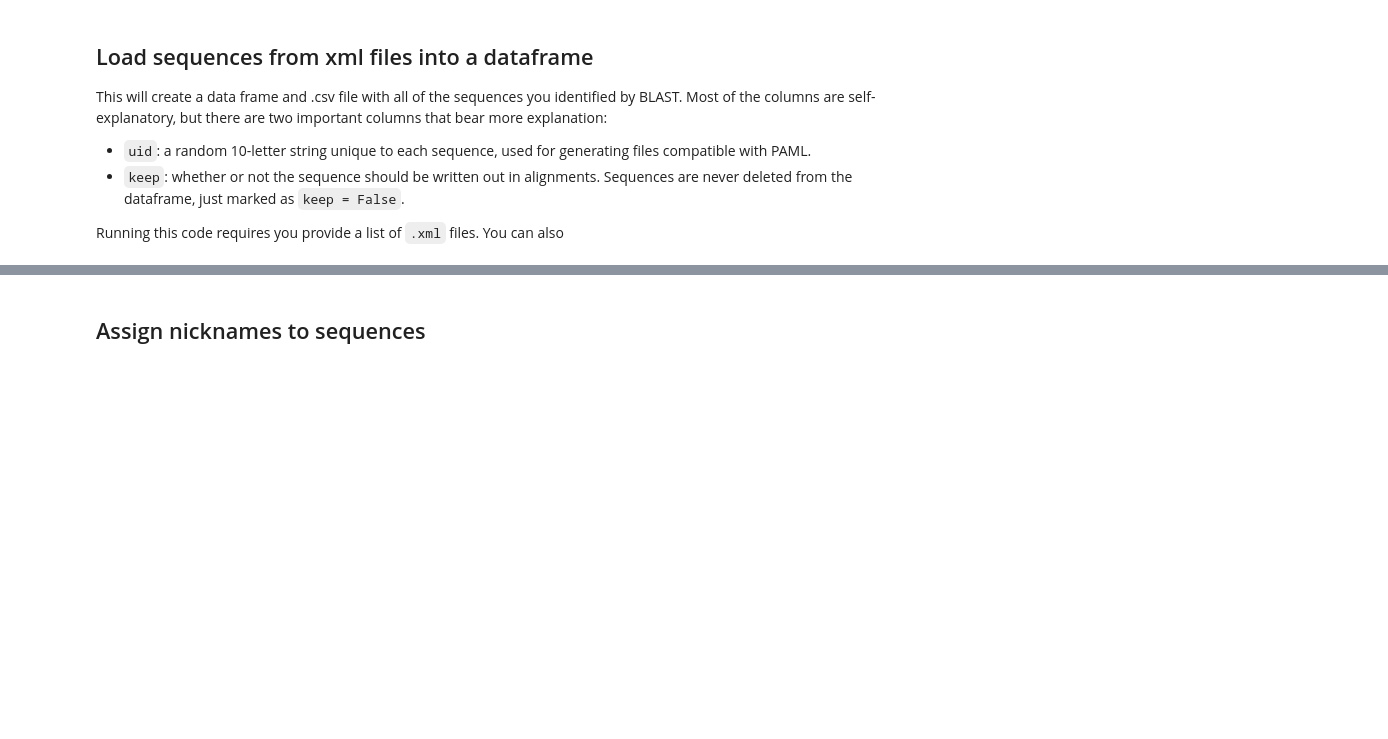
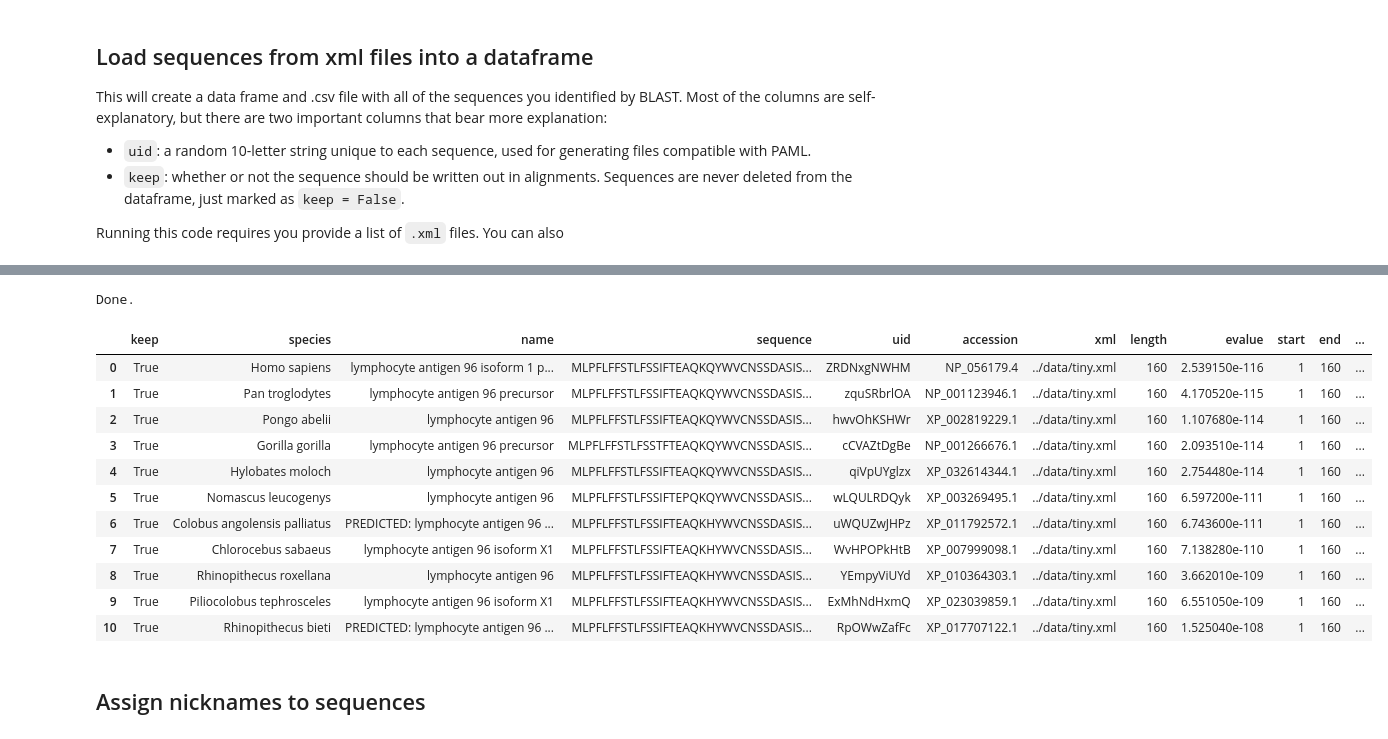
Before and after one commit to harmslab/asr-protocol, a Jupyter notebook: asr-protocol/asr-pipeline.ipynb, the cells around one changed output, grey strips where cells are left out. Cells and saved outputs as stored; diff of their text form; code cells hidden in the pictures; blank space fills up the shorter version.

```diff
--- a/asr-protocol/asr-pipeline.ipynb
+++ b/asr-protocol/asr-pipeline.ipynb
@@ -61,7 +61,7 @@ This will create a data frame and .csv file with all of the sequences you identi
 Running this code requires you provide a list of `.xml` files.  You can also
 # %%
 # List of xml files to load and process
-list_of_xml_files = ["../data/mammalian.xml"] #,"example/sauropsid.xml"]
+list_of_xml_files = ["../data/tiny.xml"] #,"example/sauropsid.xml"]
 
 # Load sequences into data frame
 df = topiary.ncbi_blast_xml_to_df(list_of_xml_files) #,aliases=alias_dictionary)
@@ -71,3 +71,4 @@ topiary.write_dataframe(df,"01_initial-hits.csv")
 
 # Print to notebook
 df
+# %% [output]
@@ -74,3 +76,16 @@ df
+Done.
+|  | keep | species | name | sequence | uid | accession | xml | length | evalue | start | end | ... |
+| 0 | True | Homo sapiens | lymphocyte antigen 96 isoform 1 p... | MLPFLFFSTLFSSIFTEAQKQYWVCNSSDASIS... | ZRDNxgNWHM | NP_056179.4 | ../data/tiny.xml | 160 | 2.539150e-116 | 1 | 160 | ... |
+| 1 | True | Pan troglodytes | lymphocyte antigen 96 precursor | MLPFLFFSTLFSSIFTEAQKQYWVCNSSDASIS... | zquSRbrlOA | NP_001123946.1 | ../data/tiny.xml | 160 | 4.170520e-115 | 1 | 160 | ... |
+| 2 | True | Pongo abelii | lymphocyte antigen 96 | MLPFLFFSTLFSSIFTEAQKQYWVCNSSDASIS... | hwvOhKSHWr | XP_002819229.1 | ../data/tiny.xml | 160 | 1.107680e-114 | 1 | 160 | ... |
+| 3 | True | Gorilla gorilla | lymphocyte antigen 96 precursor | MLPFLFFSTLFSSTFTEAQKQYWVCNSSDASIS... | cCVAZtDgBe | NP_001266676.1 | ../data/tiny.xml | 160 | 2.093510e-114 | 1 | 160 | ... |
+| 4 | True | Hylobates moloch | lymphocyte antigen 96 | MLPFLFFSTLFSSIFTEAQKQYWVCNSSDASIS... | qiVpUYglzx | XP_032614344.1 | ../data/tiny.xml | 160 | 2.754480e-114 | 1 | 160 | ... |
+| 5 | True | Nomascus leucogenys | lymphocyte antigen 96 | MLPFLFFSTLFSSIFTEPQKQYWVCNSSDASIS... | wLQULRDQyk | XP_003269495.1 | ../data/tiny.xml | 160 | 6.597200e-111 | 1 | 160 | ... |
+| 6 | True | Colobus angolensis palliatus | PREDICTED: lymphocyte antigen 96 ... | MLPFLFFSTLFSSIFTEAQKHYWVCNSSDASIS... | uWQUZwJHPz | XP_011792572.1 | ../data/tiny.xml | 160 | 6.743600e-111 | 1 | 160 | ... |
+| 7 | True | Chlorocebus sabaeus | lymphocyte antigen 96 isoform X1 | MLPFLFFSTLFSSIFTEAQKHYWVCNSSDASIS... | WvHPOPkHtB | XP_007999098.1 | ../data/tiny.xml | 160 | 7.138280e-110 | 1 | 160 | ... |
+| 8 | True | Rhinopithecus roxellana | lymphocyte antigen 96 | MLPFLFFSTLFSSIFTEAQKHYWVCNSSDASIS... | YEmpyViUYd | XP_010364303.1 | ../data/tiny.xml | 160 | 3.662010e-109 | 1 | 160 | ... |
+| 9 | True | Piliocolobus tephrosceles | lymphocyte antigen 96 isoform X1 | MLPFLFFSTLFSSIFTEAQKHYWVCNSSDASIS... | ExMhNdHxmQ | XP_023039859.1 | ../data/tiny.xml | 160 | 6.551050e-109 | 1 | 160 | ... |
+| 10 | True | Rhinopithecus bieti | PREDICTED: lymphocyte antigen 96 ... | MLPFLFFSTLFSSIFTEAQKHYWVCNSSDASIS... | RpOWwZafFc | XP_017707122.1 | ../data/tiny.xml | 160 | 1.525040e-108 | 1 | 160 | ... |
 # %% [markdown]
 ## Assign nicknames to sequences
 # %%
```
Also changed, not shown: parts of 4 cells of this notebook, 4 other files.
